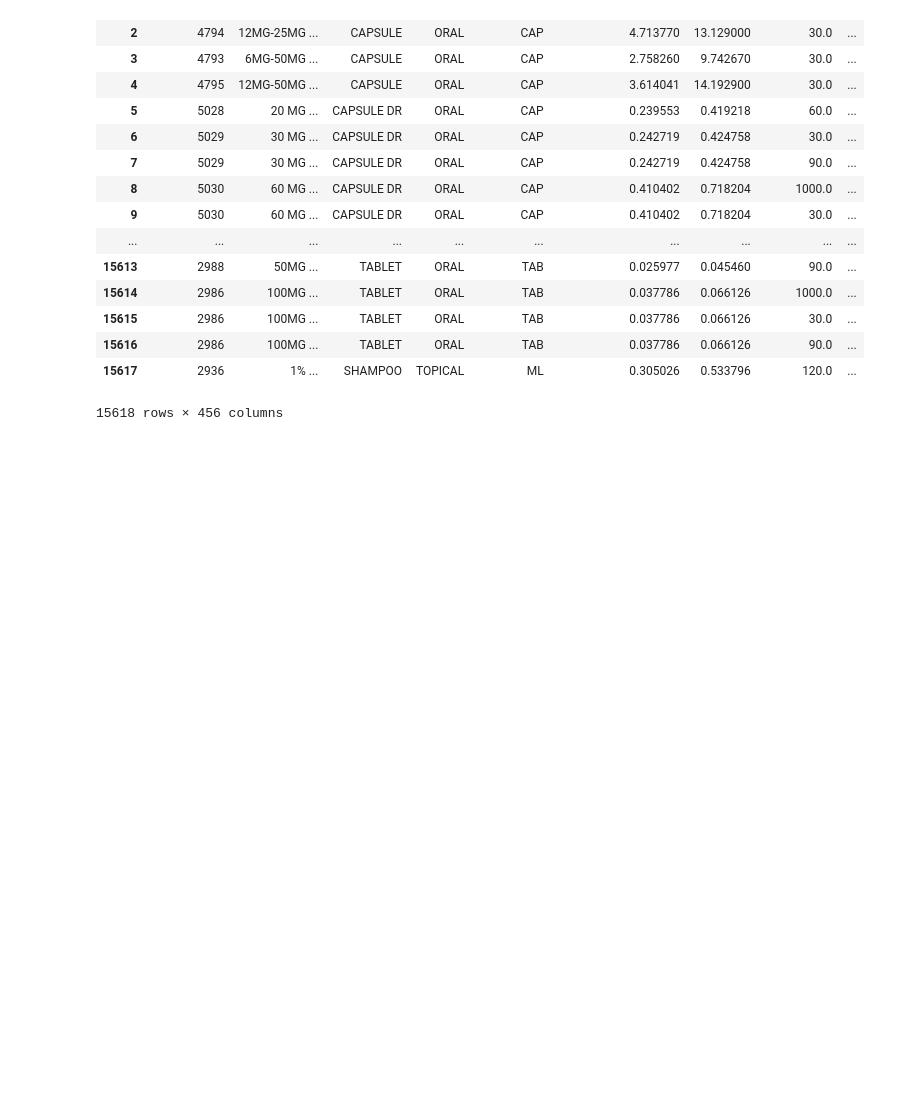
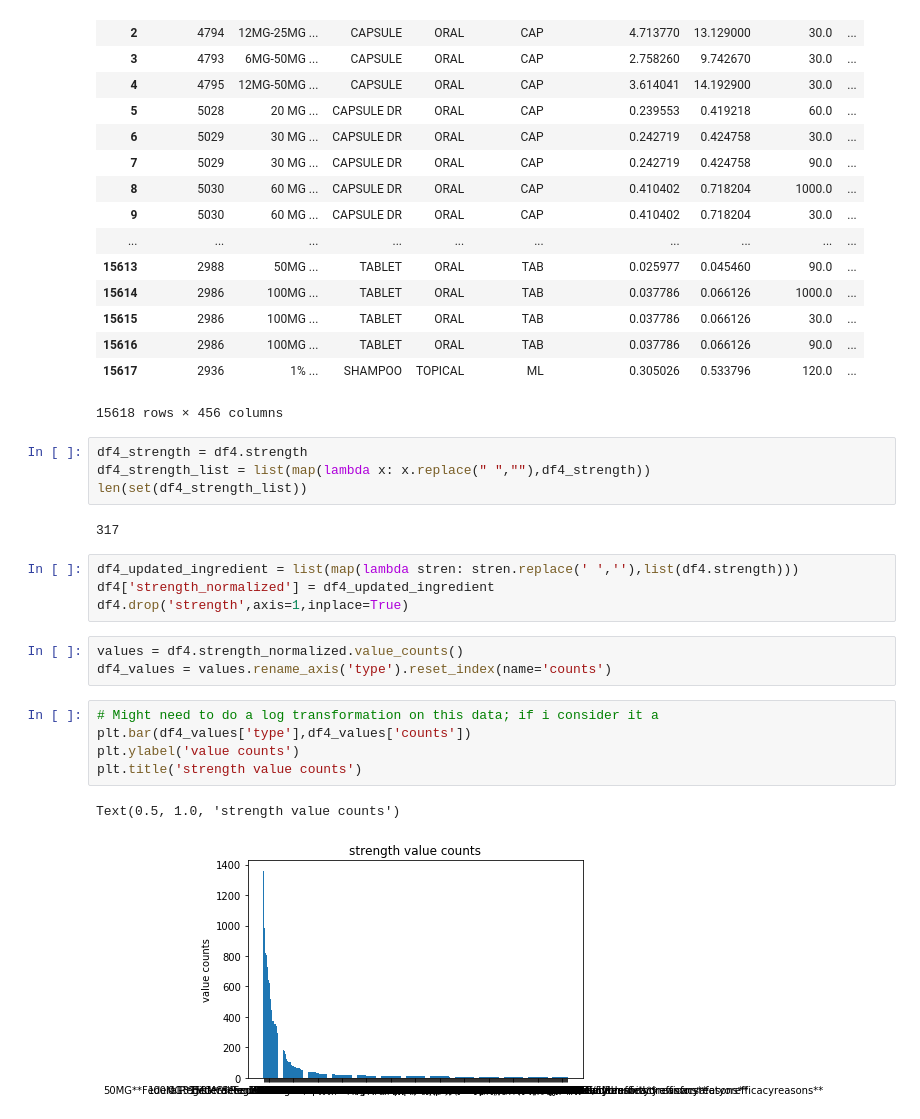
Before and after one commit to jjacisin/Mod_3_Project, a Jupyter notebook: Mod_3_Working_Notebook.ipynb, the cells around one changed output. Drawn from its saved outputs; the diff is of its cells as text; blank space fills up the shorter version.

Commit message:
working on strength normalization

```diff
--- a/Mod_3_Working_Notebook.ipynb
+++ b/Mod_3_Working_Notebook.ipynb
@@ -240,3 +240,24 @@ df4
 | 15616 | 2986 | 100MG ... | TABLET | ORAL | TAB | 0.037786 | 0.066126 | 90.0 | ... |
 | 15617 | 2936 | 1% ... | SHAMPOO | TOPICAL | ML | 0.305026 | 0.533796 | 120.0 | ... |
 15618 rows × 456 columns
+# %%
+df4_strength = df4.strength
+df4_strength_list = list(map(lambda x: x.replace(" ",""),df4_strength))
+len(set(df4_strength_list))
+# %% [output]
+317
+# %%
+df4_updated_ingredient = list(map(lambda stren: stren.replace(' ',''),list(df4.strength)))
+df4['strength_normalized'] = df4_updated_ingredient
+df4.drop('strength',axis=1,inplace=True)
+# %%
+values = df4.strength_normalized.value_counts()
+df4_values = values.rename_axis('type').reset_index(name='counts')
+# %%
+# Might need to do a log transformation on this data; if i consider it a
+plt.bar(df4_values['type'],df4_values['counts'])
+plt.ylabel('value counts')
+plt.title('strength value counts')
+# %% [output]
+Text(0.5, 1.0, 'strength value counts')
+[figure, added]
```
Also changed, not shown: parts of 8 cells of this notebook.
